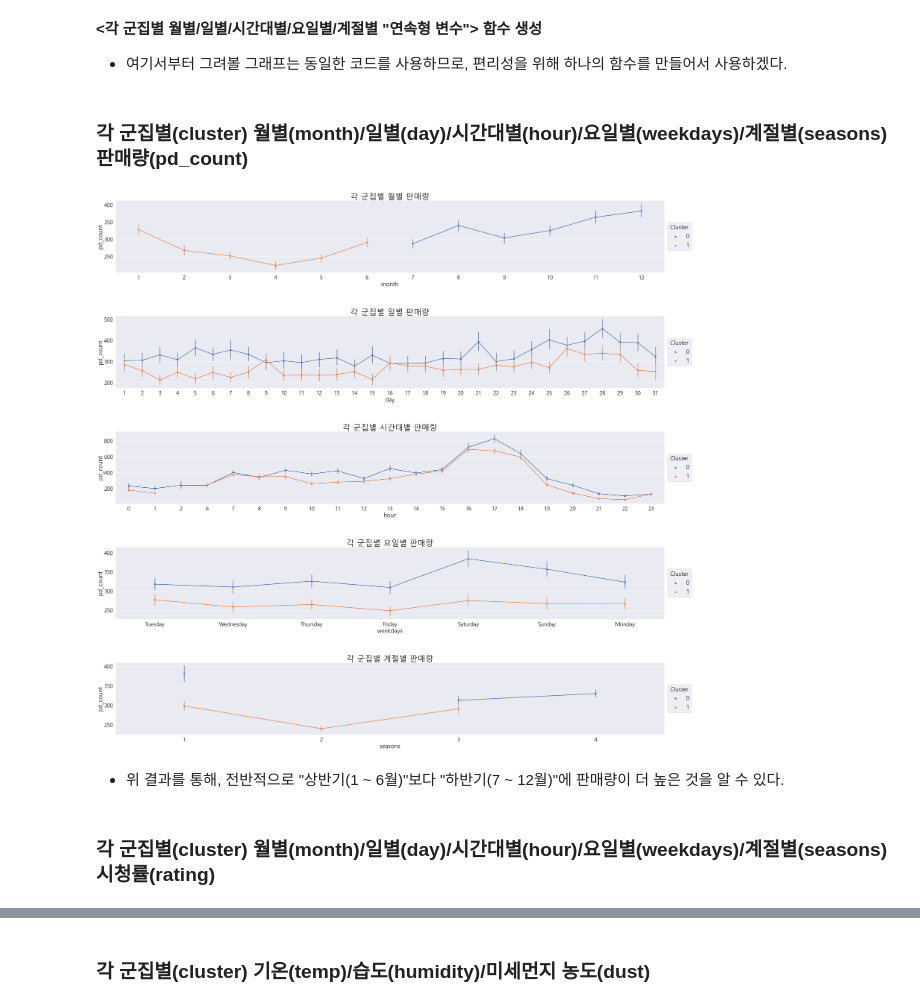
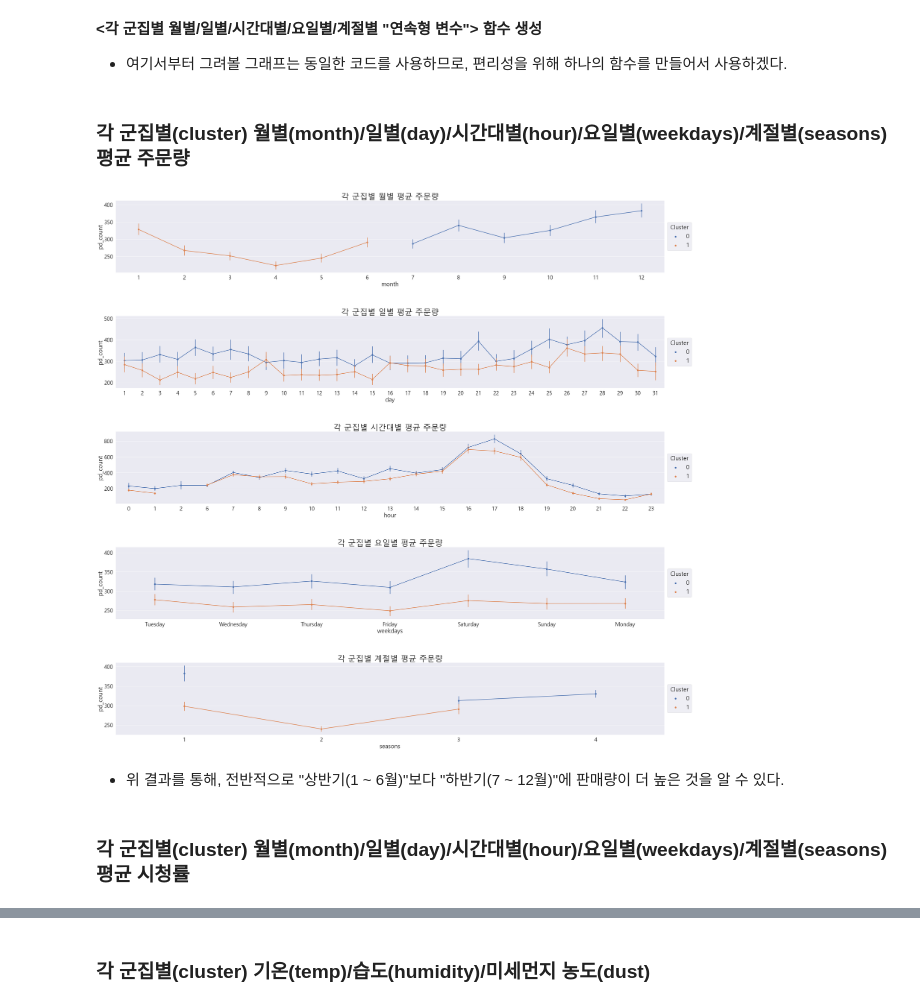
Before and after one commit to Blackraven93/2020_Bigcontest, a Jupyter notebook: python_code/형욱/clustered_K-means_군집별_탐색.ipynb, the cells around one changed output, grey strips where cells are left out. Cells and saved outputs as stored; diff of their text form; code cells hidden in the pictures.

```diff
--- a/python_code/형욱/clustered_K-means_군집별_탐색.ipynb
+++ b/python_code/형욱/clustered_K-means_군집별_탐색.ipynb
@@ -67,7 +67,7 @@ elif platform.system() == 'Windows':
 else:
     print('Unknown system... sorry~~~~')
 # %%
-clustered = pd.read_csv('C:/Users/82109/Desktop/Data Science/Competition/2020_Bigcontest_working/dataset/clustered.csv')
+clustered = pd.read_csv('C:/Users/Playdata/2020_Bigcontest_working/dataset/clustered.csv')
 clustered.head()
 # %% [output]
 |  | date | exp_mins | mom_code | pd_code | pd_name | pd_group | pd_price | sales | weekdays | seasons | ... |
@@ -197,13 +197,13 @@ def cluster_plots(y_var_eng, y_var_kor):
     plt.subplots_adjust(hspace = 0.6) # 각각의 subplot들이 겹치지 않도록 세로 공간을 조정
     plt.show()
 # %% [markdown]
-### 각 군집별(cluster) 월별(month)/일별(day)/시간대별(hour)/요일별(weekdays)/계절별(seasons) 판매량(pd_count)
+### 각 군집별(cluster) 월별(month)/일별(day)/시간대별(hour)/요일별(weekdays)/계절별(seasons) 평균 주문량
 # %%
-cluster_plots('pd_count', '판매량')
+cluster_plots('pd_count', '평균 주문량')
 # %% [output]
-[figure, old version]
+[figure, new version]
 # %% [markdown]
 - 위 결과를 통해, 전반적으로 "상반기(1 ~ 6월)"보다 "하반기(7 ~ 12월)"에 판매량이 더 높은 것을 알 수 있다.
 # %% [markdown]
-### 각 군집별(cluster) 월별(month)/일별(day)/시간대별(hour)/요일별(weekdays)/계절별(seasons) 시청률(rating)
+### 각 군집별(cluster) 월별(month)/일별(day)/시간대별(hour)/요일별(weekdays)/계절별(seasons) 평균 시청률
 # %%
```
Also changed, not shown: parts of 17 cells of this notebook, 2 other files.
